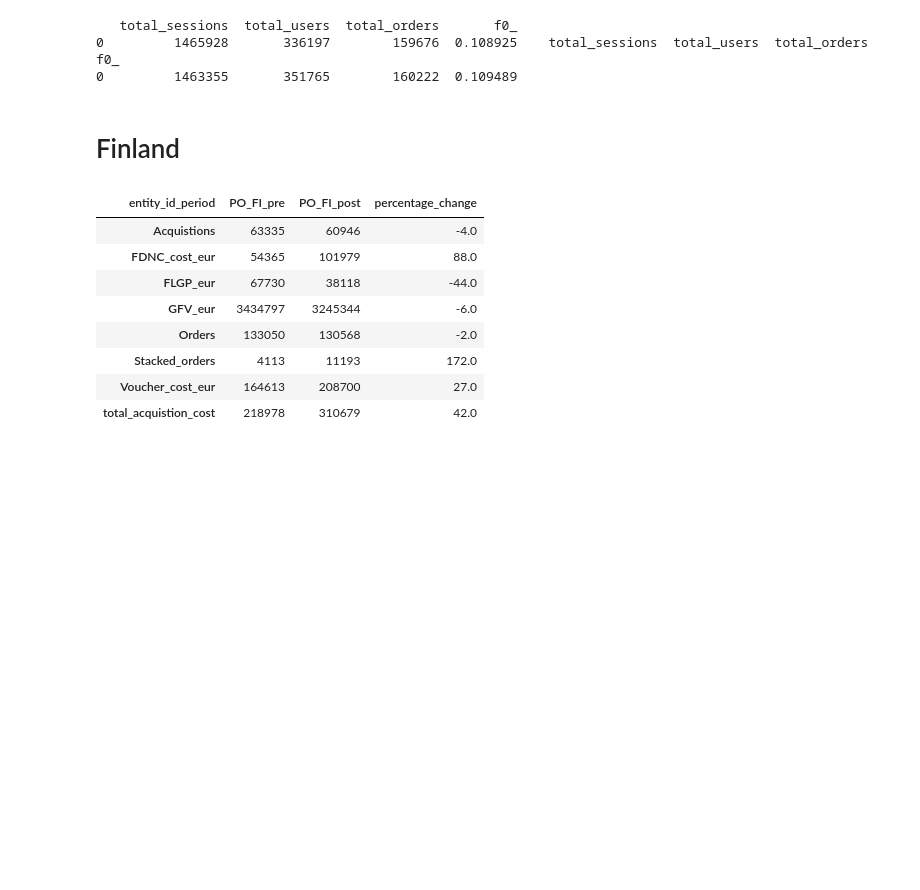
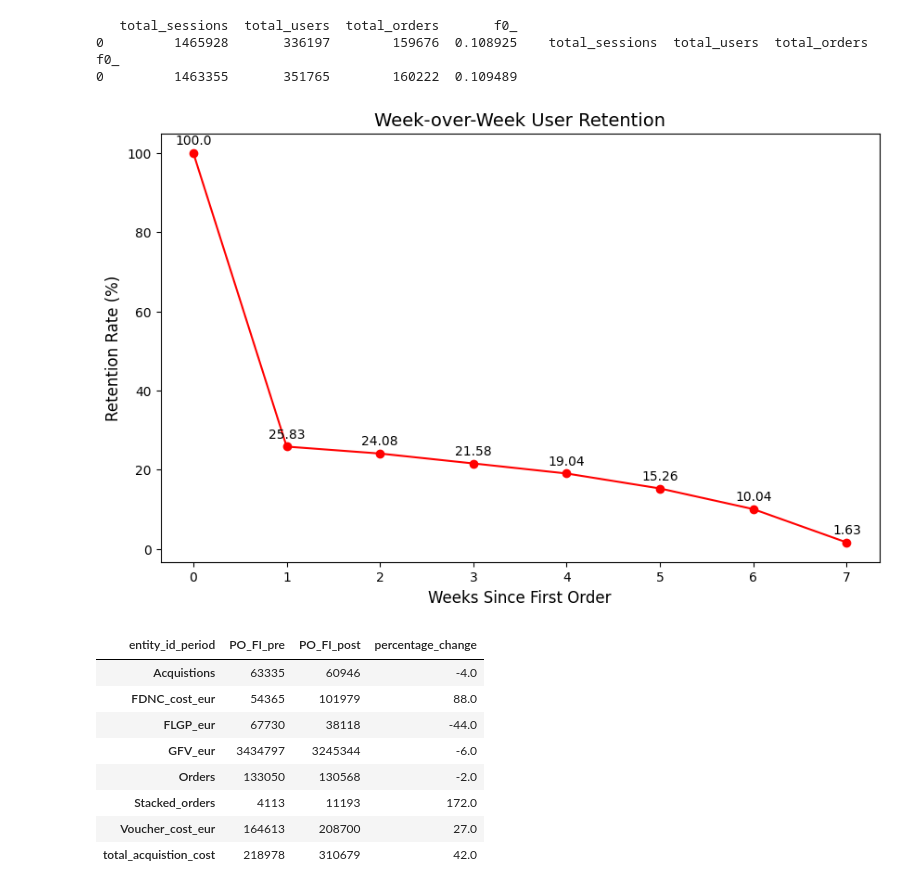
Before and after one commit to shazebasad-dh/https---github.com-deliveryhero-global_pricing, a Jupyter notebook: team/Shazeb/FNDC_roll_out/all_new_customer.ipynb, the cells around one changed output. Drawn from its saved outputs; the diff is of its cells as text; code cells hidden in the pictures; blank space fills up the shorter version.

```diff
--- a/team/Shazeb/FNDC_roll_out/all_new_customer.ipynb
+++ b/team/Shazeb/FNDC_roll_out/all_new_customer.ipynb
@@ -373,5 +367,3 @@ print(post_sessions , pre_sessions)
    total_sessions  total_users  total_orders       f0_
 0         1465928       336197        159676  0.108925    total_sessions  total_users  total_orders       f0_
 0         1463355       351765        160222  0.109489
-# %% [markdown]
-# Finland
@@ -378,3 +583,13 @@ print(post_sessions , pre_sessions)
+# %%
+retention_df = create_retention_d(dps_post_treatment)
+forecast_retention_df = estimated_retained_customers(dps_post_treatment, retention_df)
+forecast_df = impact_summary(forecast_retention_df)
+#forecast_df_final = impact_summary_w_cost(dps_post_treatment, forecast_df)
+
+#plot_cumulative_incremental_profit(forecast_df_final)
+#plot_cumulative_incremental_orders(forecast_df_final)
+# %% [output]
+[figure, added]
 # %%
 ## Treatment Cities ##
 
```
Also changed, not shown: parts of 3 cells of this notebook, 24 other files.
